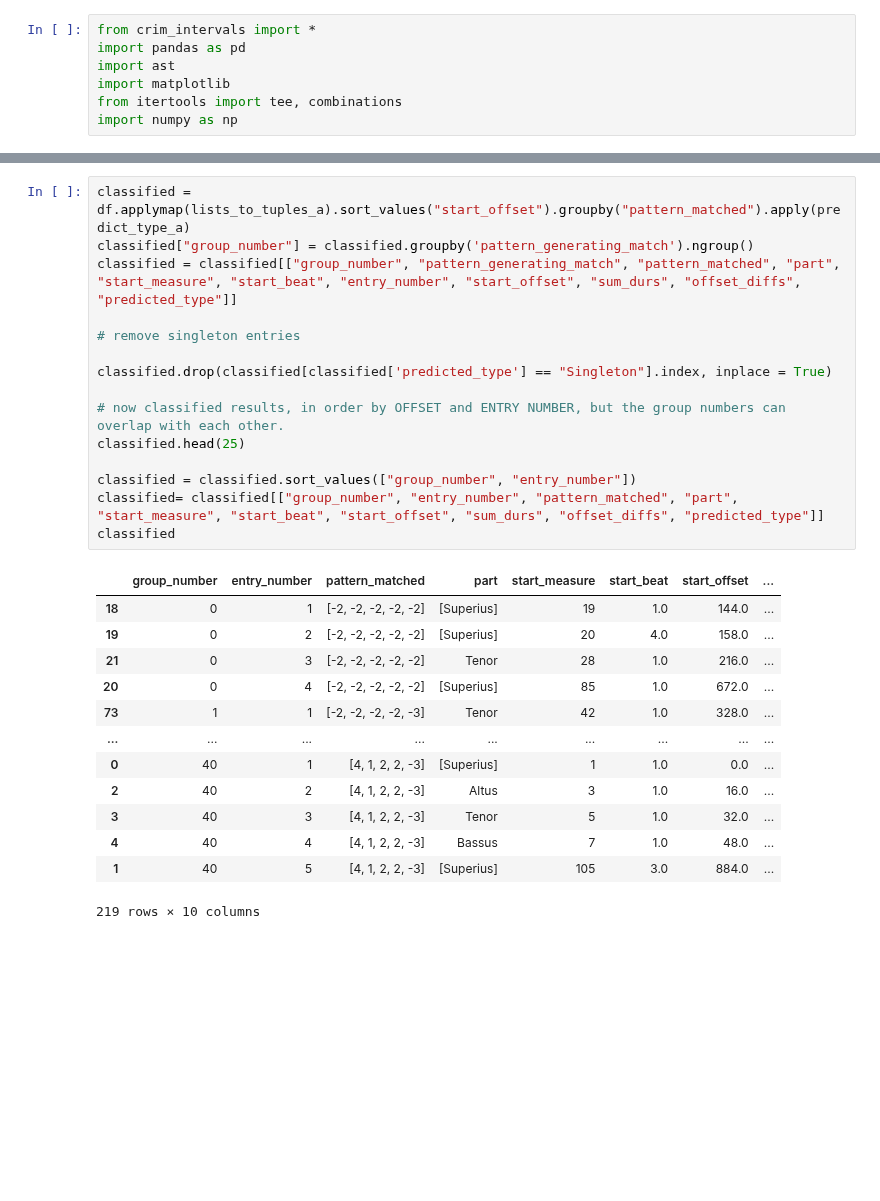
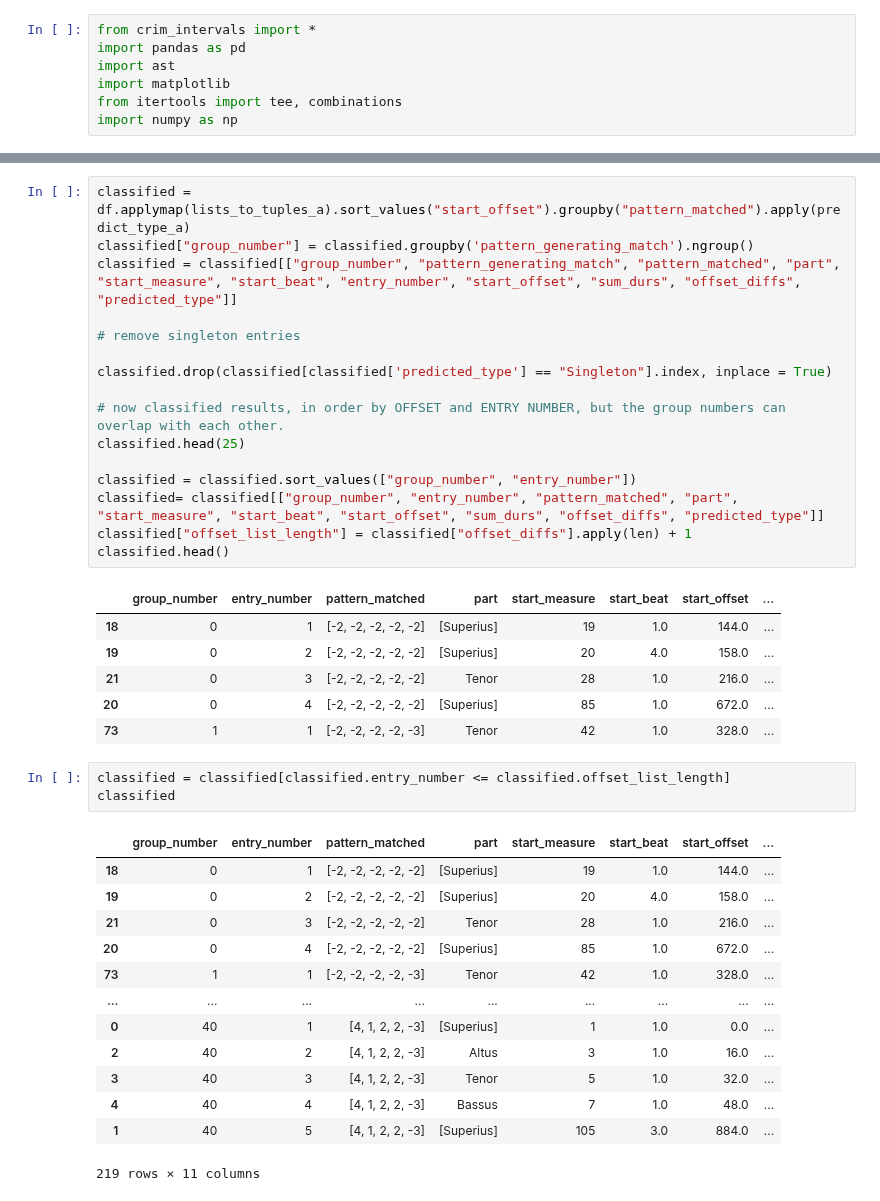
Before and after one commit to RichardFreedman/CRIM-notebooks, a Jupyter notebook: CRIM/CRIM_Group_Tests.ipynb, the cells around one changed output, grey strips where cells are left out. Cells and saved outputs as stored; diff of their text form; blank space fills up the shorter version.

Commit message:
update group_tests

```diff
--- a/CRIM/CRIM_Group_Tests.ipynb
+++ b/CRIM/CRIM_Group_Tests.ipynb
@@ -76,31 +160,42 @@ df = df.drop(columns=["ema", "ema_url", "end_measure", "end_beat"])
 # %%
 classified = df.applymap(lists_to_tuples_a).sort_values("start_offset").groupby("pattern_matched").apply(predict_type_a)
 classified["group_number"] = classified.groupby('pattern_generating_match').ngroup()
 classified = classified[["group_number", "pattern_generating_match", "pattern_matched", "part", "start_measure", "start_beat", "entry_number", "start_offset", "sum_durs", "offset_diffs", "predicted_type"]]
 
 # remove singleton entries
 
 classified.drop(classified[classified['predicted_type'] == "Singleton"].index, inplace = True)
 
 # now classified results, in order by OFFSET and ENTRY NUMBER, but the group numbers can overlap with each other.
 classified.head(25)
 
 classified = classified.sort_values(["group_number", "entry_number"])
 classified= classified[["group_number", "entry_number", "pattern_matched", "part", "start_measure", "start_beat", "start_offset", "sum_durs", "offset_diffs", "predicted_type"]]
-classified
+classified["offset_list_length"] = classified["offset_diffs"].apply(len) + 1
+classified.head()
 # %% [output]
 |  | group_number | entry_number | pattern_matched | part | start_measure | start_beat | start_offset | ... |
 | 18 | 0 | 1 | [-2, -2, -2, -2, -2] | [Superius] | 19 | 1.0 | 144.0 | ... |
 | 19 | 0 | 2 | [-2, -2, -2, -2, -2] | [Superius] | 20 | 4.0 | 158.0 | ... |
 | 21 | 0 | 3 | [-2, -2, -2, -2, -2] | Tenor | 28 | 1.0 | 216.0 | ... |
 | 20 | 0 | 4 | [-2, -2, -2, -2, -2] | [Superius] | 85 | 1.0 | 672.0 | ... |
 | 73 | 1 | 1 | [-2, -2, -2, -2, -3] | Tenor | 42 | 1.0 | 328.0 | ... |
-| ... | ... | ... | ... | ... | ... | ... | ... | ... |
-| 0 | 40 | 1 | [4, 1, 2, 2, -3] | [Superius] | 1 | 1.0 | 0.0 | ... |
-| 2 | 40 | 2 | [4, 1, 2, 2, -3] | Altus | 3 | 1.0 | 16.0 | ... |
-| 3 | 40 | 3 | [4, 1, 2, 2, -3] | Tenor | 5 | 1.0 | 32.0 | ... |
-| 4 | 40 | 4 | [4, 1, 2, 2, -3] | Bassus | 7 | 1.0 | 48.0 | ... |
-| 1 | 40 | 5 | [4, 1, 2, 2, -3] | [Superius] | 105 | 3.0 | 884.0 | ... |
-219 rows × 10 columns
+# %%
+classified = classified[classified.entry_number <= classified.offset_list_length]
+classified
+# %% [output]
+|  | group_number | entry_number | pattern_matched | part | start_measure | start_beat | start_offset | ... |
+| 18 | 0 | 1 | [-2, -2, -2, -2, -2] | [Superius] | 19 | 1.0 | 144.0 | ... |
+| 19 | 0 | 2 | [-2, -2, -2, -2, -2] | [Superius] | 20 | 4.0 | 158.0 | ... |
+| 21 | 0 | 3 | [-2, -2, -2, -2, -2] | Tenor | 28 | 1.0 | 216.0 | ... |
+| 20 | 0 | 4 | [-2, -2, -2, -2, -2] | [Superius] | 85 | 1.0 | 672.0 | ... |
+| 73 | 1 | 1 | [-2, -2, -2, -2, -3] | Tenor | 42 | 1.0 | 328.0 | ... |
+| ... | ... | ... | ... | ... | ... | ... | ... | ... |
+| 0 | 40 | 1 | [4, 1, 2, 2, -3] | [Superius] | 1 | 1.0 | 0.0 | ... |
+| 2 | 40 | 2 | [4, 1, 2, 2, -3] | Altus | 3 | 1.0 | 16.0 | ... |
+| 3 | 40 | 3 | [4, 1, 2, 2, -3] | Tenor | 5 | 1.0 | 32.0 | ... |
+| 4 | 40 | 4 | [4, 1, 2, 2, -3] | Bassus | 7 | 1.0 | 48.0 | ... |
+| 1 | 40 | 5 | [4, 1, 2, 2, -3] | [Superius] | 105 | 3.0 | 884.0 | ... |
+219 rows × 11 columns
 # %%
 
```
Also changed, not shown: parts of 20 cells of this notebook, 3 other files.
